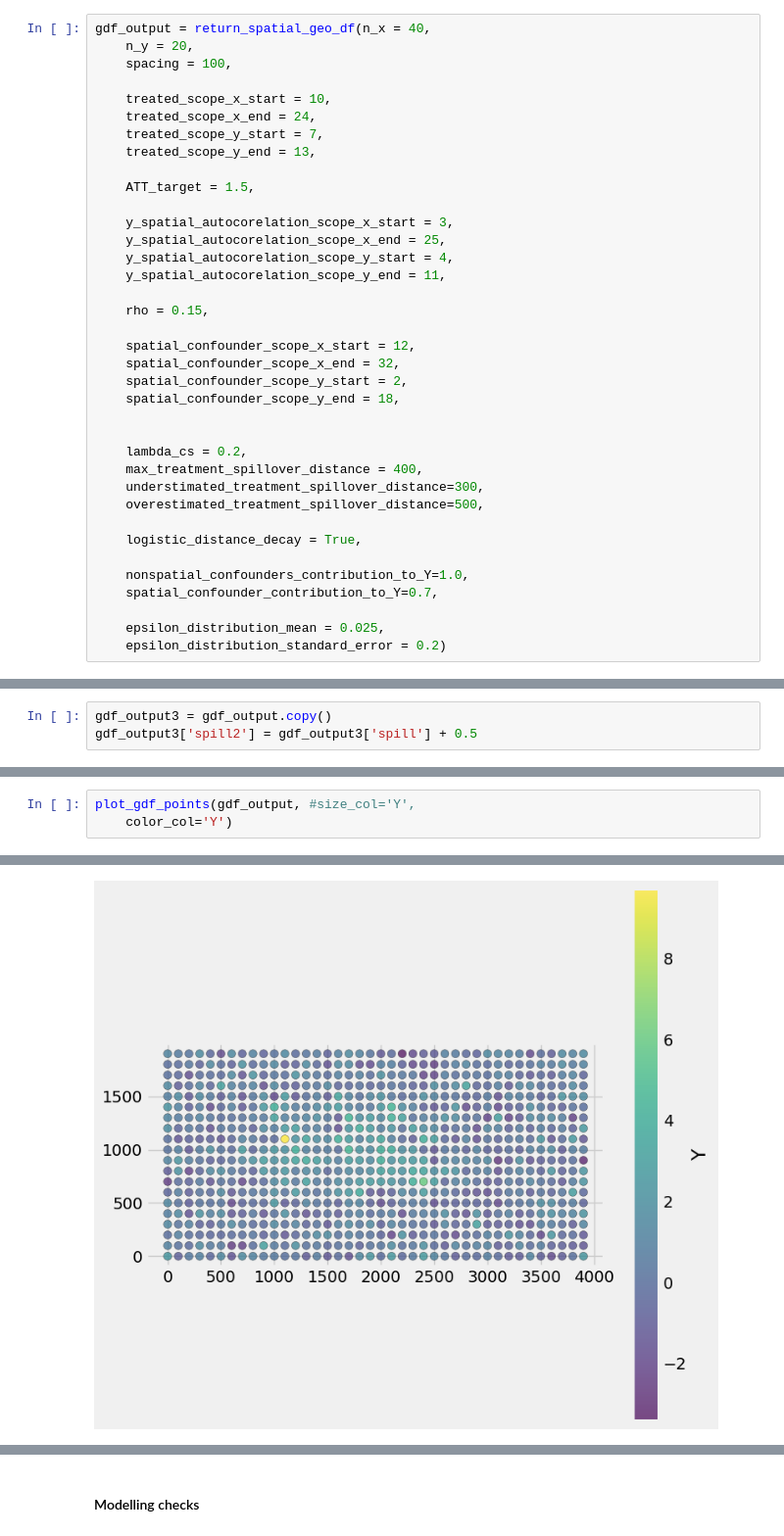
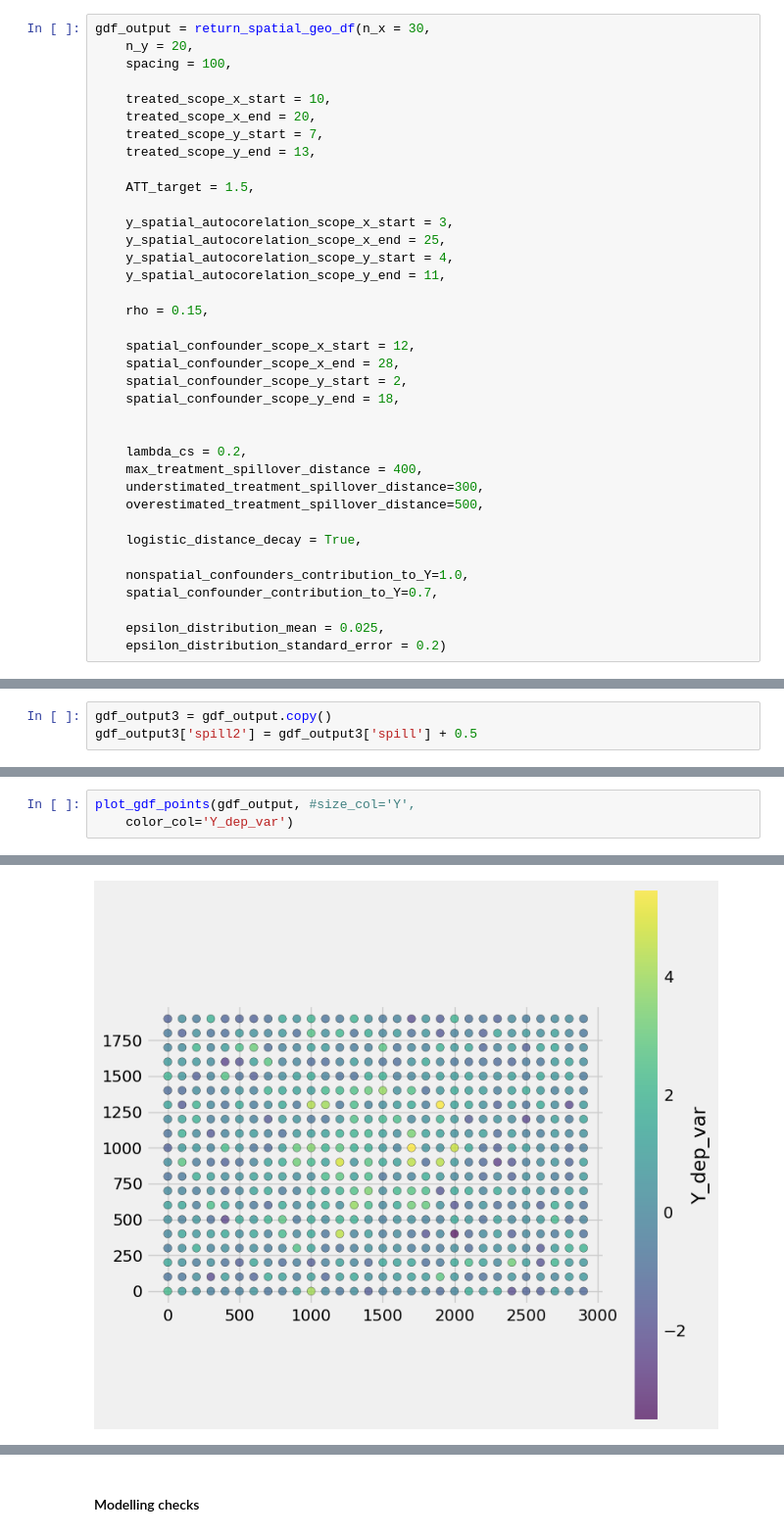
Before and after one commit to Andrew10MAIN/causal_ML_with_spilovers_of_treatment, a Jupyter notebook: 02_generating_data/simulated_data_generation.ipynb, the cells around one changed output, grey strips where cells are left out. Shown at 98% size. Saved outputs shown, nothing was run; the diff lists cells and outputs as text.

```diff
--- a/02_generating_data/simulated_data_generation.ipynb
+++ b/02_generating_data/simulated_data_generation.ipynb
@@ -34,12 +34,12 @@ from sklearn.multioutput import MultiOutputRegressor
 # %% [markdown]
 ### Creating
 # %%
-gdf_output = return_spatial_geo_df(n_x = 40,
+gdf_output = return_spatial_geo_df(n_x = 30,
     n_y = 20,
     spacing = 100,
 
     treated_scope_x_start = 10,
-    treated_scope_x_end = 24,
+    treated_scope_x_end = 20,
     treated_scope_y_start = 7,
     treated_scope_y_end = 13,
 
@@ -53,7 +53,7 @@ gdf_output = return_spatial_geo_df(n_x = 40,
     rho = 0.15,
 
     spatial_confounder_scope_x_start = 12,
-    spatial_confounder_scope_x_end = 32,
+    spatial_confounder_scope_x_end = 28,
     spatial_confounder_scope_y_start = 2,
     spatial_confounder_scope_y_end = 18,
 
@@ -173,8 +235,8 @@ plot_gdf_points(gdf_output3, size_col='spill2',
 # %%
 plot_gdf_points(gdf_output, #size_col='Y',
-    color_col='Y')
+    color_col='Y_dep_var')
 # %% [output]
 <Axes: >
-[figure, old version]
+[figure, new version]
 # %%
 for i in ['C1','C2','C3','Cs']:
```
Also changed, not shown: parts of 49 cells of this notebook, 8 other files.
